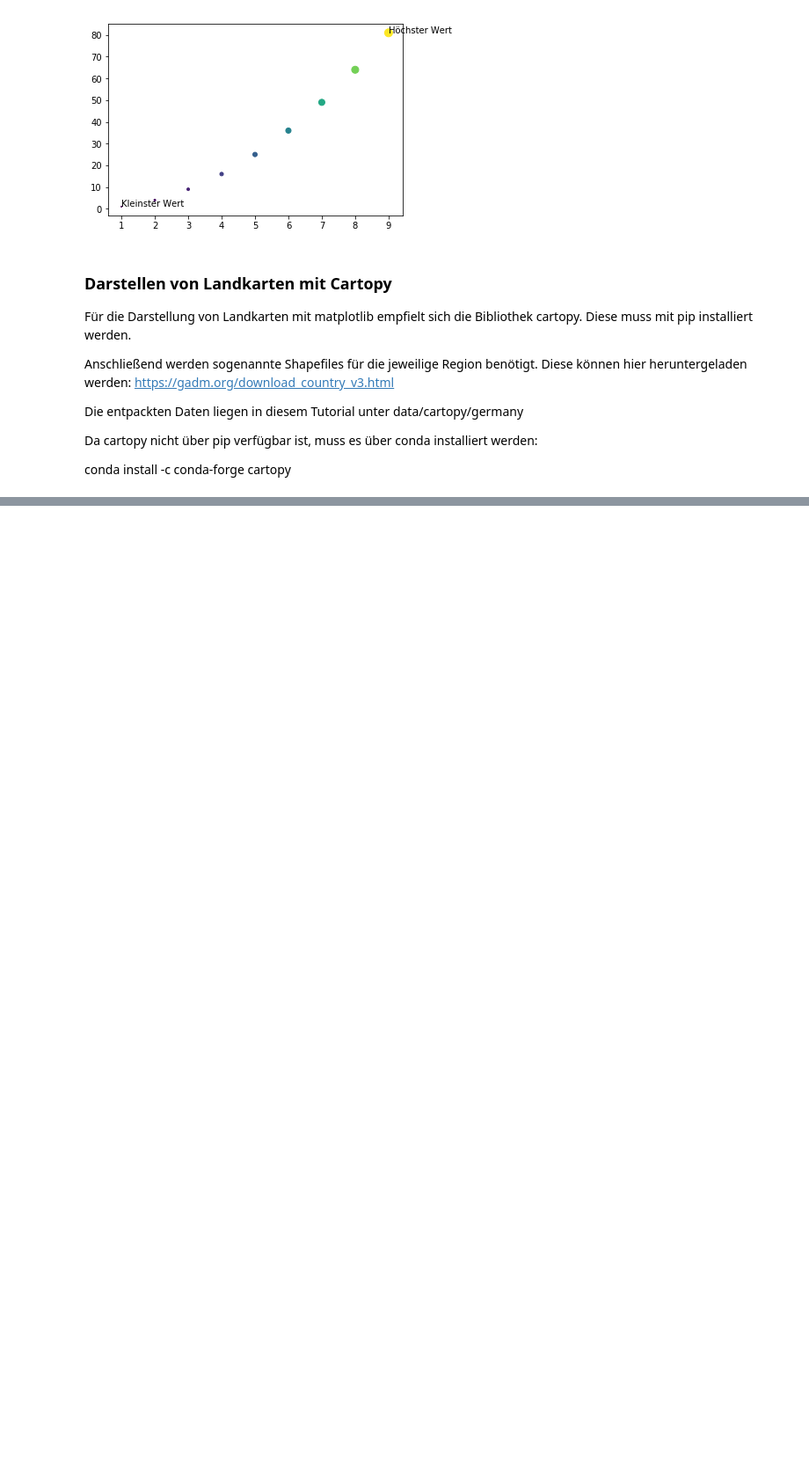
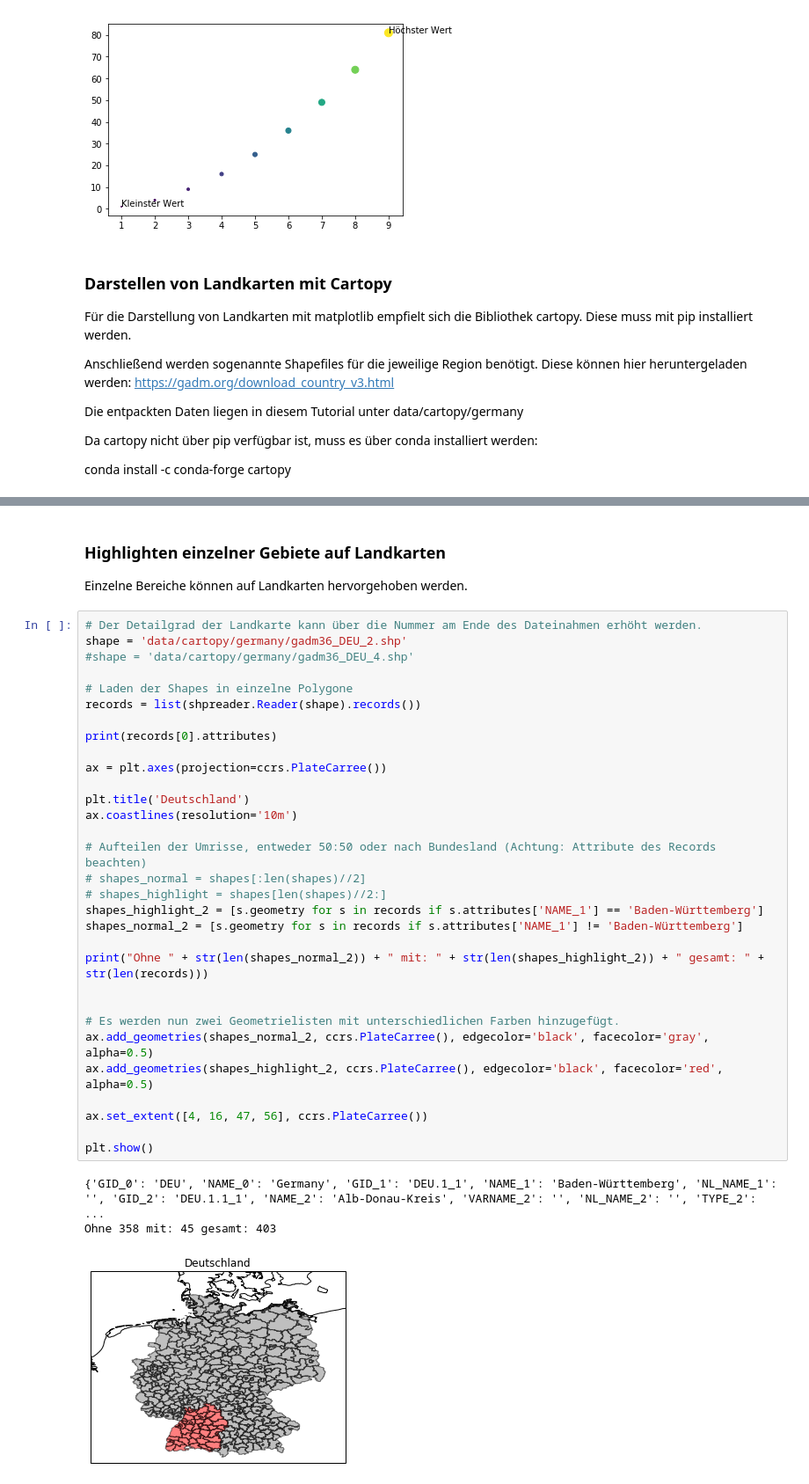
Before and after one commit to padmalcom/datutorial, a Jupyter notebook: 2 Datenvisualisierung.ipynb, the cells around one changed output, grey strips where cells are left out. Shown: that part at 88% size. Saved outputs shown, nothing was run; the diff lists cells and outputs as text; blank space fills up the shorter version.

Commit message:
Landkarten bearbeitet

```diff
--- a/2 Datenvisualisierung.ipynb
+++ b/2 Datenvisualisierung.ipynb
@@ -157,0 +163,38 @@ MULTIPOLYGON (((10.00971222 48.15231323, 10.00992966 48.15191269, 10.01078701 48
+# %% [markdown]
+### Highlighten einzelner Gebiete auf Landkarten
+Einzelne Bereiche können auf Landkarten hervorgehoben werden.
+# %%
+# Der Detailgrad der Landkarte kann über die Nummer am Ende des Dateinahmen erhöht werden.
+shape = 'data/cartopy/germany/gadm36_DEU_2.shp'
+#shape = 'data/cartopy/germany/gadm36_DEU_4.shp'
+
+# Laden der Shapes in einzelne Polygone
+records = list(shpreader.Reader(shape).records())
+
+print(records[0].attributes)
+
+ax = plt.axes(projection=ccrs.PlateCarree())
+
+plt.title('Deutschland')
+ax.coastlines(resolution='10m')
+
+# Aufteilen der Umrisse, entweder 50:50 oder nach Bundesland (Achtung: Attribute des Records beachten)
+# shapes_normal = shapes[:len(shapes)//2]
+# shapes_highlight = shapes[len(shapes)//2:]
+shapes_highlight_2 = [s.geometry for s in records if s.attributes['NAME_1'] == 'Baden-Württemberg']
+shapes_normal_2 = [s.geometry for s in records if s.attributes['NAME_1'] != 'Baden-Württemberg']
+
+print("Ohne " + str(len(shapes_normal_2)) + " mit: " + str(len(shapes_highlight_2)) + " gesamt: " + str(len(records)))
+
+
+# Es werden nun zwei Geometrielisten mit unterschiedlichen Farben hinzugefügt.
+ax.add_geometries(shapes_normal_2, ccrs.PlateCarree(), edgecolor='black', facecolor='gray', alpha=0.5)
+ax.add_geometries(shapes_highlight_2, ccrs.PlateCarree(), edgecolor='black', facecolor='red', alpha=0.5)
+
+ax.set_extent([4, 16, 47, 56], ccrs.PlateCarree())
+
+plt.show()
+# %% [output]
+{'GID_0': 'DEU', 'NAME_0': 'Germany', 'GID_1': 'DEU.1_1', 'NAME_1': 'Baden-Württemberg', 'NL_NAME_1': '', 'GID_2': 'DEU.1.1_1', 'NAME_2': 'Alb-Donau-Kreis', 'VARNAME_2': '', 'NL_NAME_2': '', 'TYPE_2': ...
+Ohne 358 mit: 45 gesamt: 403
+[figure, added]
```
Also changed, not shown: parts of 3 cells of this notebook.
